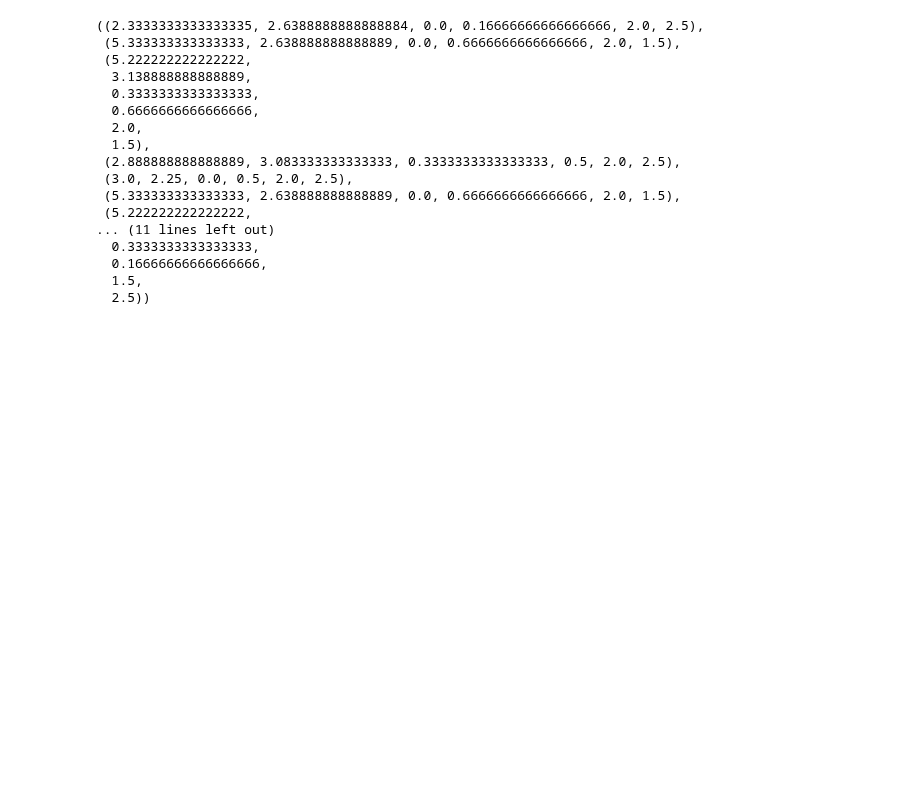
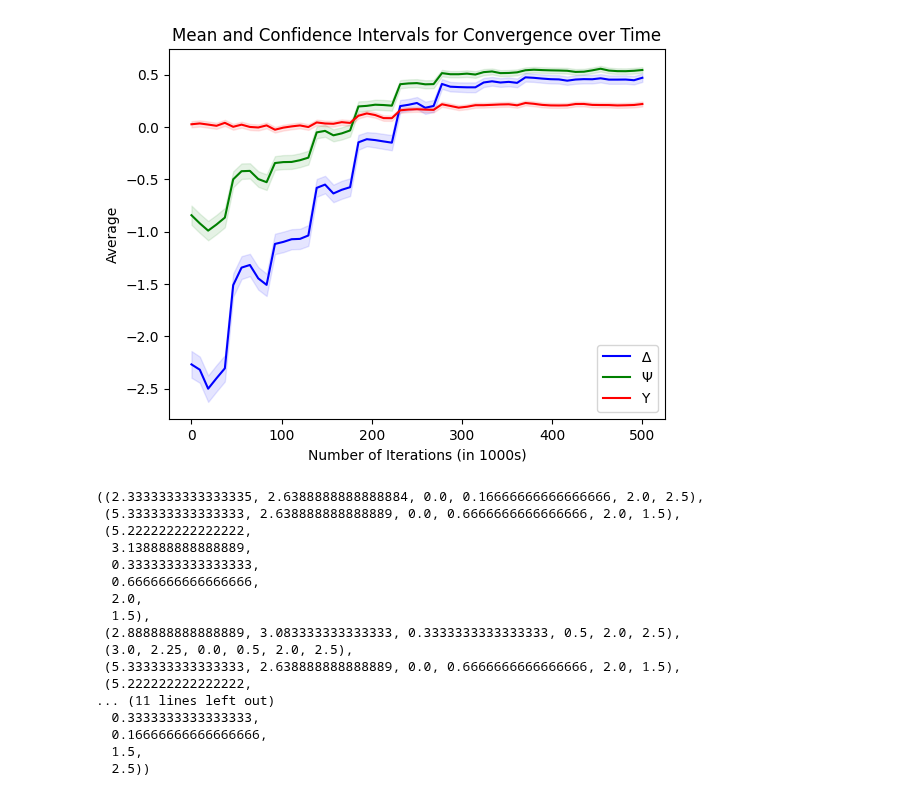
Before and after one commit to WouterBant/Algorithmic-Collusion-an-Experimental-Study, a Jupyter notebook: src/runs/other.ipynb, the cells around one changed output. Saved outputs shown, nothing was run; the diff lists cells and outputs as text; code cells hidden in the pictures; blank space fills up the shorter version.

```diff
--- a/src/runs/other.ipynb
+++ b/src/runs/other.ipynb
@@ -295,3 +94,7 @@ ValueError: x and y must have same first dimension, but have shapes (11,) and (1
+# %%
+visualize_convergence_over_T(Environment(Lambda=0.5), "V2gamma095")
+# %% [output]
+[figure, added]
 # %%
 Cycles.longest_cycles()[0][0]
 # %% [output]
```
Also changed, not shown: parts of 11 cells of this notebook, 3 other files.
